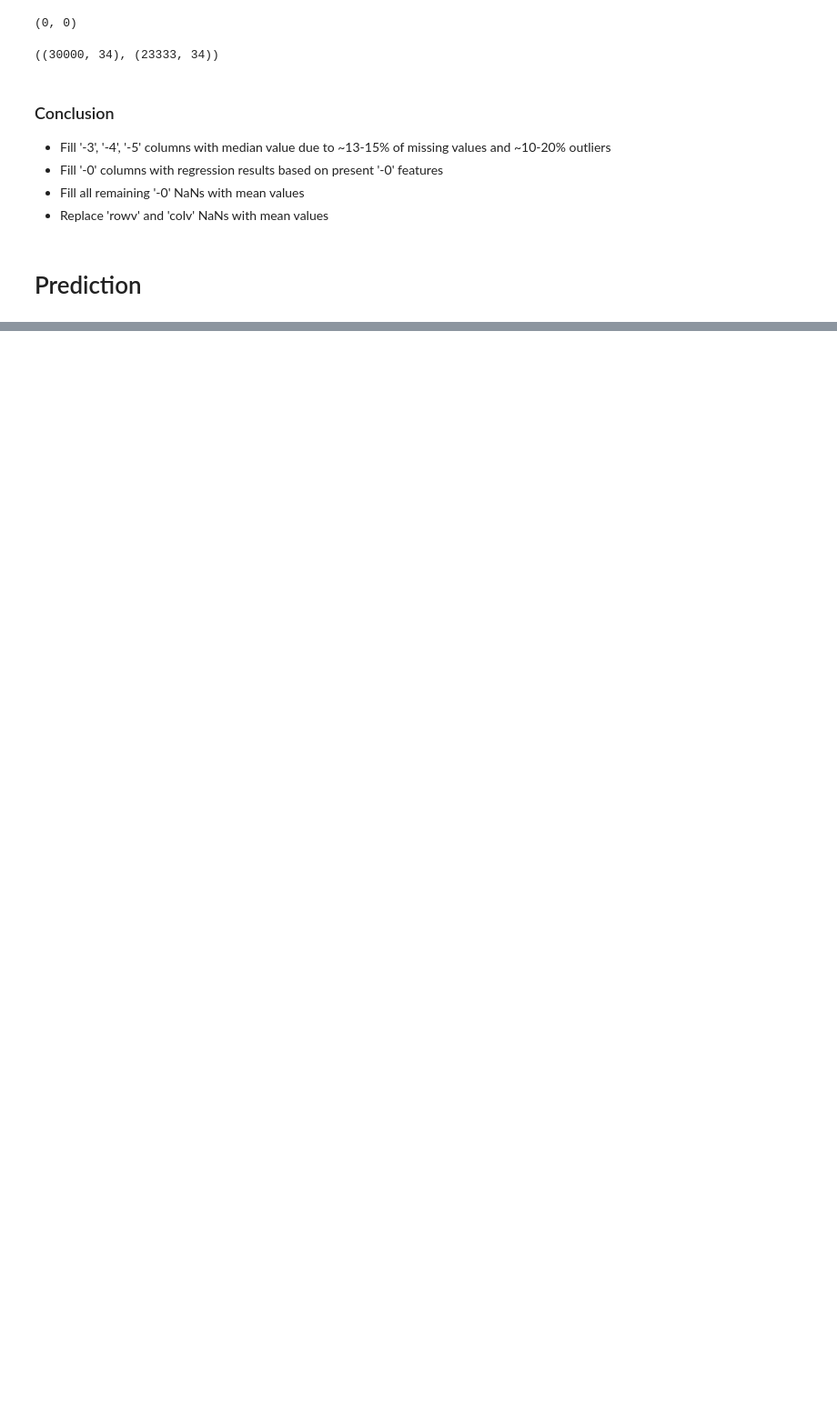
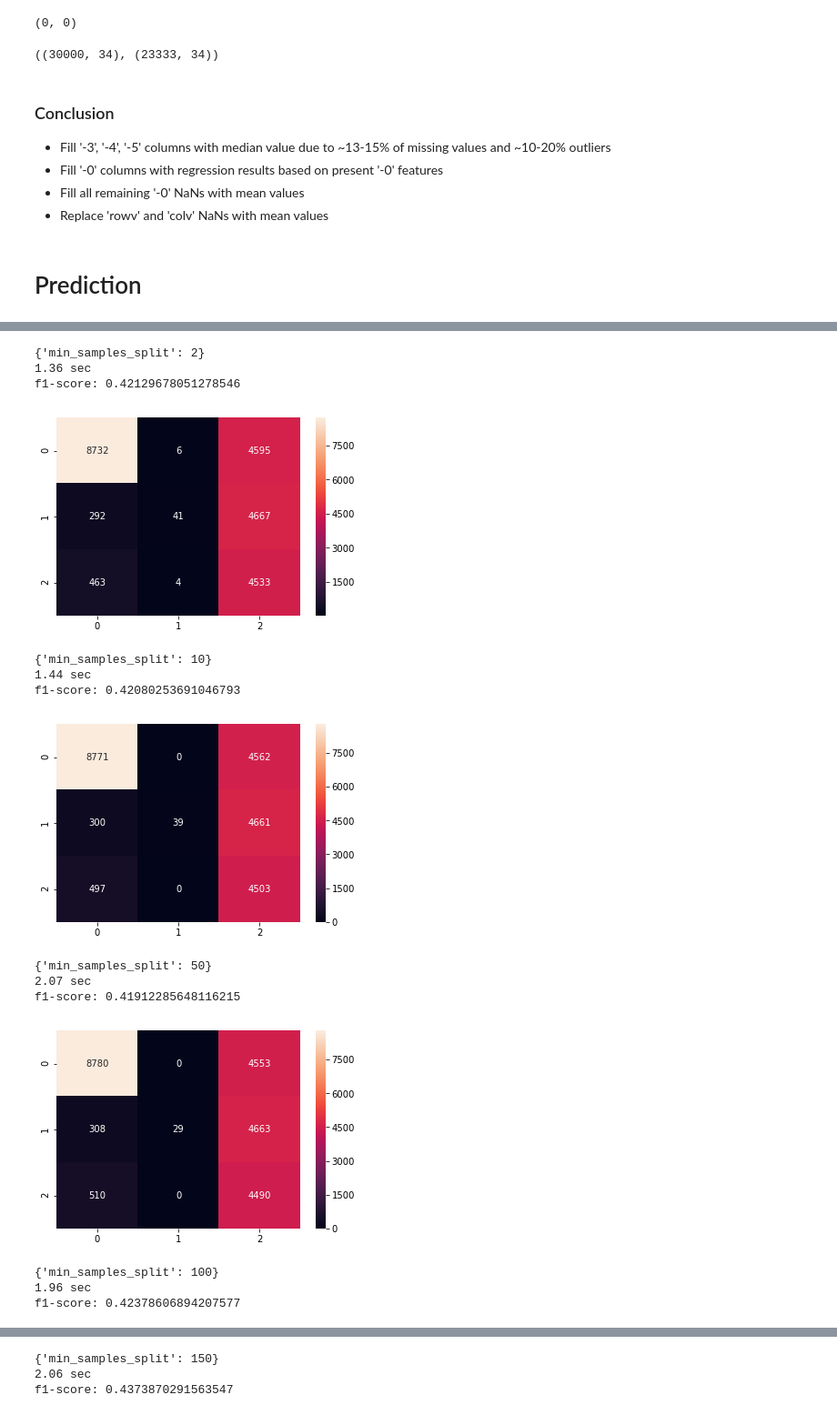
Before and after one commit to alyabogd/NightSkyTask, a Jupyter notebook: sky_data.ipynb, the cells around one changed output, grey strips where cells are left out. Shown at 91% size. Cells and saved outputs as stored; diff of their text form; code cells hidden in the pictures; blank space fills up the shorter version.

```diff
--- a/sky_data.ipynb
+++ b/sky_data.ipynb
@@ -581,0 +851,26 @@ train.shape, test.shape
+# %%
+# ~230-250
+params = {
+    "min_samples_split": [2, 10, 50, 100, 150, 200, 230, 250]
+}
+
+grid = ParameterGrid(params)
+
+for ps in grid:
+    try_classifier(DecisionTreeClassifier(), ps)
+# %% [output]
+{'min_samples_split': 2}
+1.36 sec
+f1-score: 0.42129678051278546
+[figure, added]
+{'min_samples_split': 10}
+1.44 sec
+f1-score: 0.42080253691046793
+[figure, added]
+{'min_samples_split': 50}
+2.07 sec
+f1-score: 0.41912285648116215
+[figure, added]
+{'min_samples_split': 100}
+1.96 sec
+f1-score: 0.42378606894207577
@@ -581,0 +878,3 @@ train.shape, test.shape
+{'min_samples_split': 150}
+2.06 sec
+f1-score: 0.4373870291563547
```
Also changed, not shown: parts of 42 cells of this notebook.
